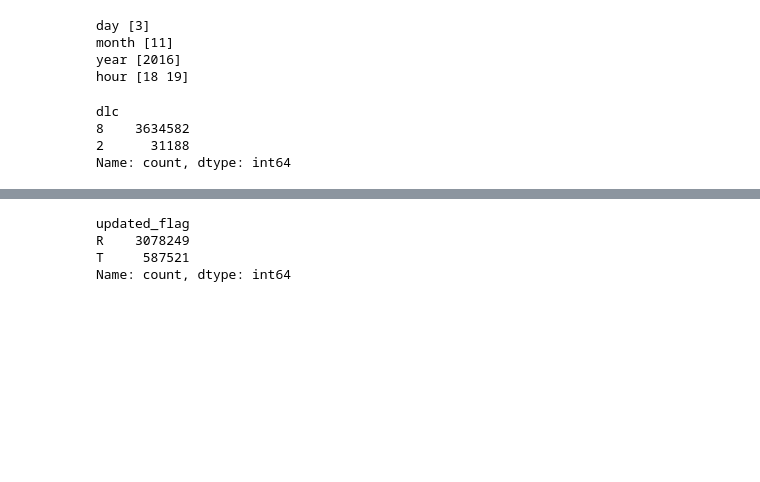
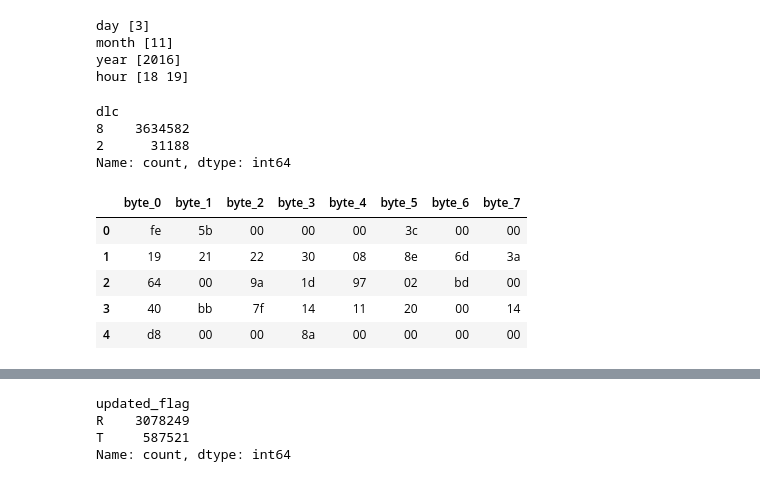
Before and after one commit to FatimeNazliAs/Intrusion-Detection-Systems-using-ML, a Jupyter notebook: notebooks/eda.ipynb, the cells around one changed output, grey strips where cells are left out. Drawn from its saved outputs; the diff is of its cells as text; code cells hidden in the pictures; blank space fills up the shorter version.

```diff
--- a/notebooks/eda.ipynb
+++ b/notebooks/eda.ipynb
@@ -204,3 +244,12 @@ dlc
 8    3634582
 2      31188
 Name: count, dtype: int64
+# %%
+dos_df[bytes_col_list].head()
+# %% [output]
+|  | byte_0 | byte_1 | byte_2 | byte_3 | byte_4 | byte_5 | byte_6 | byte_7 |
+| 0 | fe | 5b | 00 | 00 | 00 | 3c | 00 | 00 |
+| 1 | 19 | 21 | 22 | 30 | 08 | 8e | 6d | 3a |
+| 2 | 64 | 00 | 9a | 1d | 97 | 02 | bd | 00 |
+| 3 | 40 | bb | 7f | 14 | 11 | 20 | 00 | 14 |
+| 4 | d8 | 00 | 00 | 8a | 00 | 00 | 00 | 00 |
```
Also changed, not shown: parts of 49 cells of this notebook, 1 other file.
